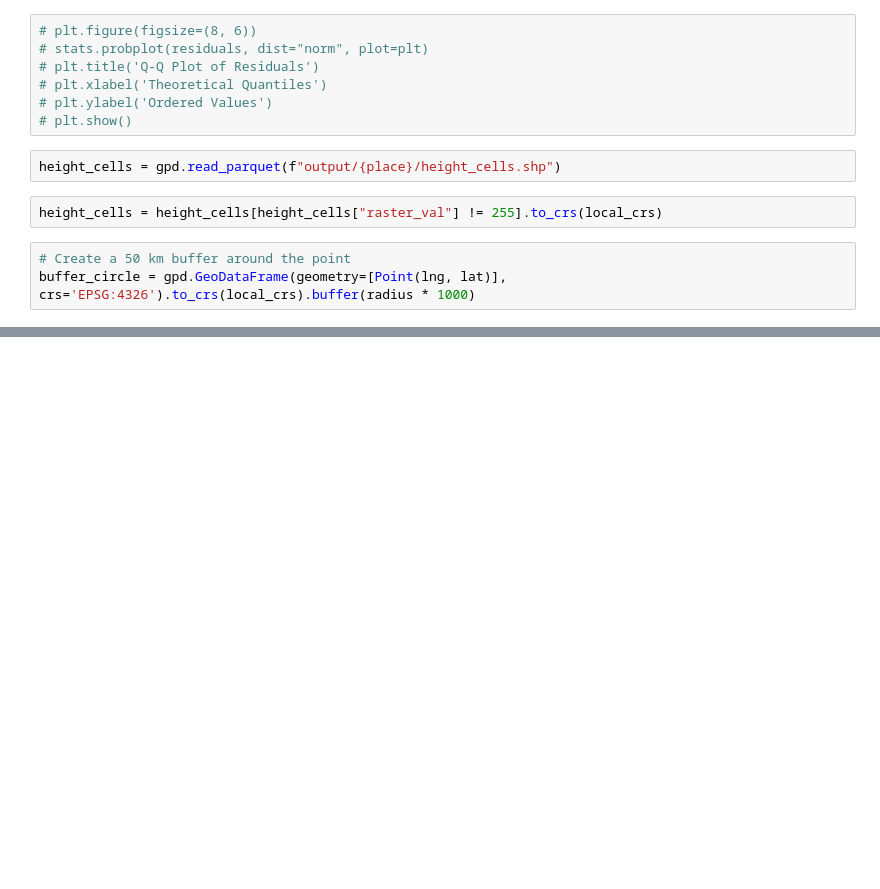
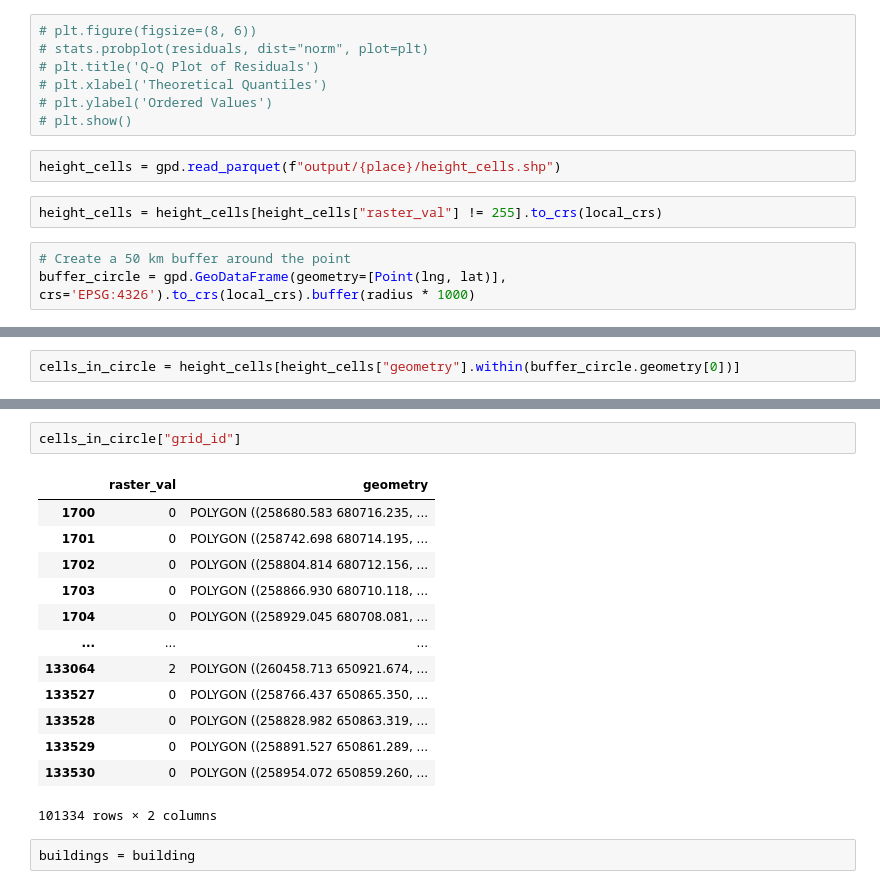
Before and after one commit to virgilxw/Morphology_model_v1, a Jupyter notebook: 4_aggregation.ipynb, the cells around one changed output, grey strips where cells are left out. Drawn from its saved outputs; the diff is of its cells as text; blank space fills up the shorter version.

```diff
--- a/4_aggregation.ipynb
+++ b/4_aggregation.ipynb
@@ -226,0 +225,2 @@ plt.show()
+# %%
+cells_in_circle = height_cells[height_cells["geometry"].within(buffer_circle.geometry[0])]
@@ -226,0 +289,18 @@ plt.show()
+# %%
+cells_in_circle["grid_id"]
+# %% [output]
+|  | raster_val | geometry |
+| 1700 | 0 | POLYGON ((258680.583 680716.235, ... |
+| 1701 | 0 | POLYGON ((258742.698 680714.195, ... |
+| 1702 | 0 | POLYGON ((258804.814 680712.156, ... |
+| 1703 | 0 | POLYGON ((258866.930 680710.118, ... |
+| 1704 | 0 | POLYGON ((258929.045 680708.081, ... |
+| ... | ... | ... |
+| 133064 | 2 | POLYGON ((260458.713 650921.674, ... |
+| 133527 | 0 | POLYGON ((258766.437 650865.350, ... |
+| 133528 | 0 | POLYGON ((258828.982 650863.319, ... |
+| 133529 | 0 | POLYGON ((258891.527 650861.289, ... |
+| 133530 | 0 | POLYGON ((258954.072 650859.260, ... |
+101334 rows × 2 columns
+# %%
+buildings = building
```
Also changed, not shown: parts of 12 cells of this notebook, 3 other files.
